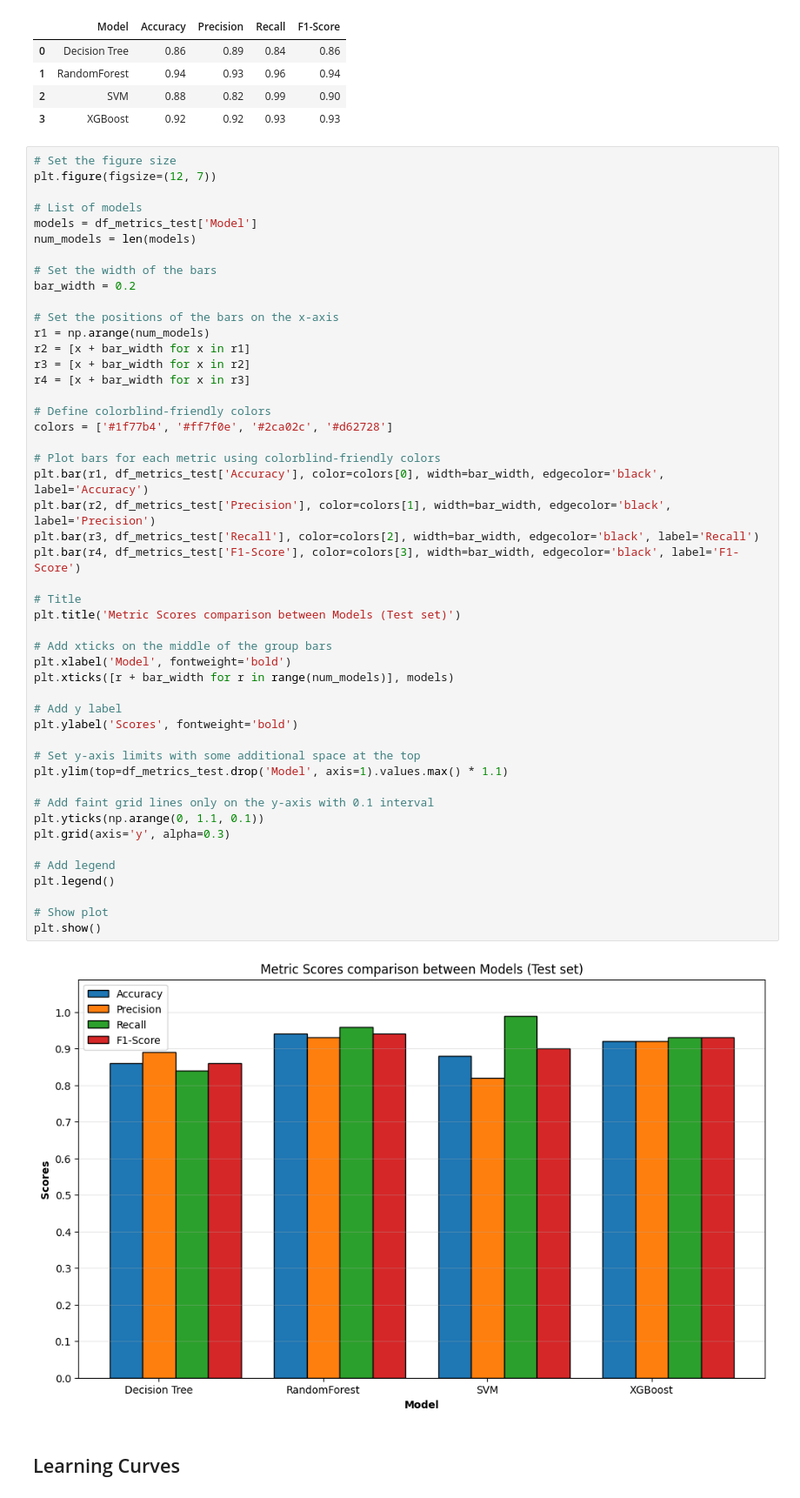
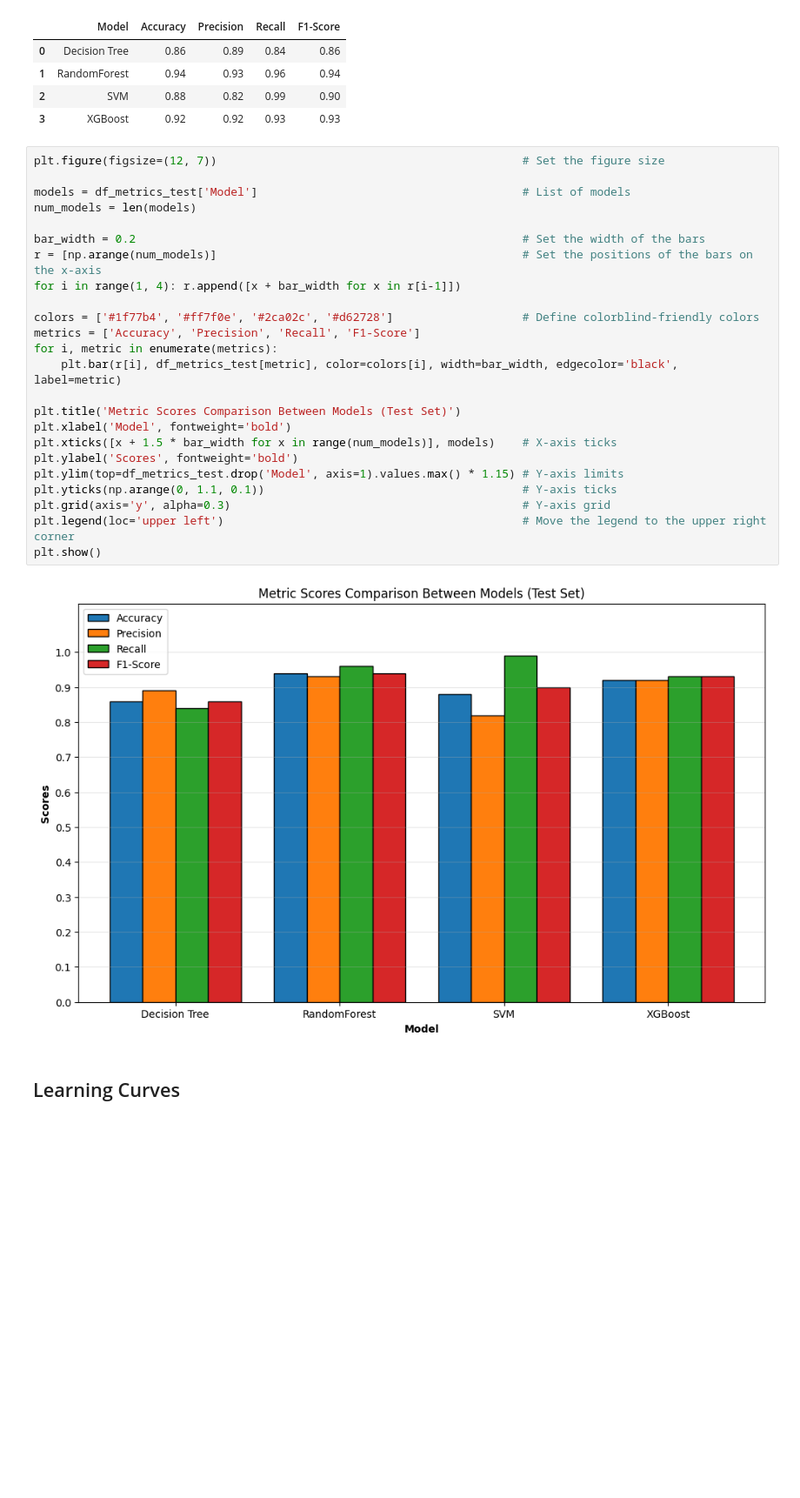
Before and after one commit to ChristianNeitzel/Projeto-Bioinf-PhageAcr, a Jupyter notebook: 5b_code_PhageAcr_ML_mmseqs.ipynb, the cells around one changed output. Shown at 87% size. Cells and saved outputs as stored; diff of their text form; blank space fills up the shorter version.

```diff
--- a/5b_code_PhageAcr_ML_mmseqs.ipynb
+++ b/5b_code_PhageAcr_ML_mmseqs.ipynb
@@ -804,55 +868,31 @@ df_metrics_test
 | 2 | SVM | 0.88 | 0.82 | 0.99 | 0.90 |
 | 3 | XGBoost | 0.92 | 0.92 | 0.93 | 0.93 |
 # %%
-# Set the figure size
-plt.figure(figsize=(12, 7))
+plt.figure(figsize=(12, 7))                                             # Set the figure size
 
-# List of models
-models = df_metrics_test['Model']
+models = df_metrics_test['Model']                                       # List of models
 num_models = len(models)
 
-# Set the width of the bars
-bar_width = 0.2
+bar_width = 0.2                                                         # Set the width of the bars
+r = [np.arange(num_models)]                                             # Set the positions of the bars on the x-axis
+for i in range(1, 4): r.append([x + bar_width for x in r[i-1]])
 
-# Set the positions of the bars on the x-axis
-r1 = np.arange(num_models)
-r2 = [x + bar_width for x in r1]
-r3 = [x + bar_width for x in r2]
-r4 = [x + bar_width for x in r3]
+colors = ['#1f77b4', '#ff7f0e', '#2ca02c', '#d62728']                   # Define colorblind-friendly colors
+metrics = ['Accuracy', 'Precision', 'Recall', 'F1-Score']
+for i, metric in enumerate(metrics):
+    plt.bar(r[i], df_metrics_test[metric], color=colors[i], width=bar_width, edgecolor='black', label=metric)
 
-# Define colorblind-friendly colors
-colors = ['#1f77b4', '#ff7f0e', '#2ca02c', '#d62728']
-
-# Plot bars for each metric using colorblind-friendly colors
-plt.bar(r1, df_metrics_test['Accuracy'], color=colors[0], width=bar_width, edgecolor='black', label='Accuracy')
-plt.bar(r2, df_metrics_test['Precision'], color=colors[1], width=bar_width, edgecolor='black', label='Precision')
-plt.bar(r3, df_metrics_test['Recall'], color=colors[2], width=bar_width, edgecolor='black', label='Recall')
-plt.bar(r4, df_metrics_test['F1-Score'], color=colors[3], width=bar_width, edgecolor='black', label='F1-Score')
-
-# Title
-plt.title('Metric Scores comparison between Models (Test set)')
-
-# Add xticks on the middle of the group bars
+plt.title('Metric Scores Comparison Between Models (Test Set)')
 plt.xlabel('Model', fontweight='bold')
-plt.xticks([r + bar_width for r in range(num_models)], models)
-
-# Add y label
+plt.xticks([x + 1.5 * bar_width for x in range(num_models)], models)    # X-axis ticks
 plt.ylabel('Scores', fontweight='bold')
-
-# Set y-axis limits with some additional space at the top
-plt.ylim(top=df_metrics_test.drop('Model', axis=1).values.max() * 1.1)
-
-# Add faint grid lines only on the y-axis with 0.1 interval
-plt.yticks(np.arange(0, 1.1, 0.1))
-plt.grid(axis='y', alpha=0.3)
-
-# Add legend
-plt.legend()
-
-# Show plot
+plt.ylim(top=df_metrics_test.drop('Model', axis=1).values.max() * 1.15) # Y-axis limits
+plt.yticks(np.arange(0, 1.1, 0.1))                                      # Y-axis ticks
+plt.grid(axis='y', alpha=0.3)                                           # Y-axis grid
+plt.legend(loc='upper left')                                            # Move the legend to the upper right corner
 plt.show()
 # %% [output]
-[figure, old version]
+[figure, new version]
 # %% [markdown]
 ## Learning Curves
 # %%
```
Also changed, not shown: parts of 18 cells of this notebook, 1 other file.
